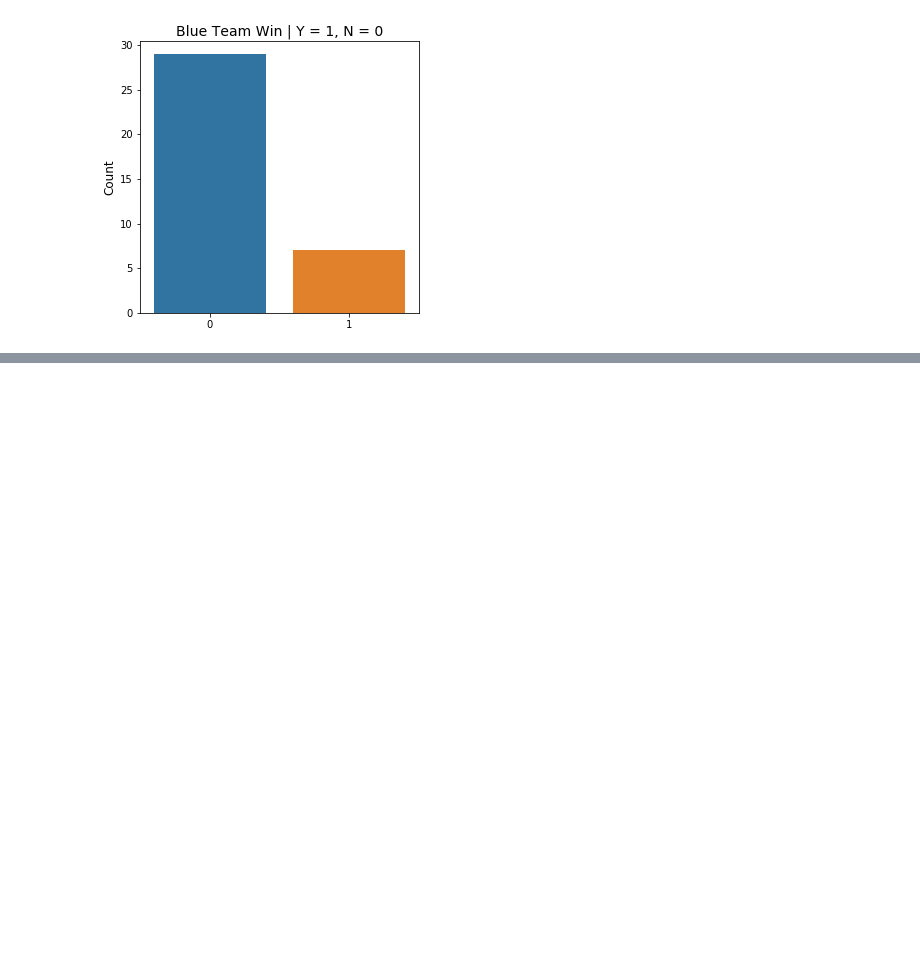
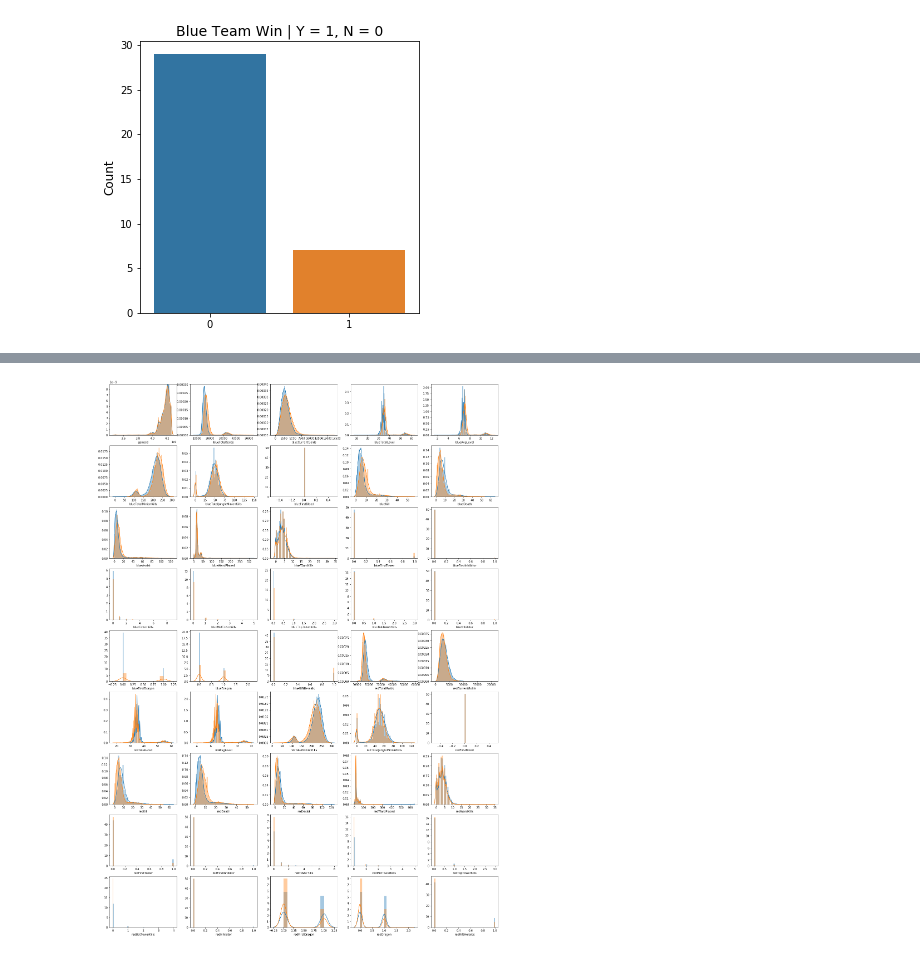
Before and after one commit to SSANGMAN/LoL, a Jupyter notebook: ipynb/Who_is_win_Exploratory Data Analysis_v1.ipynb, the cells around one changed output, grey strips where cells are left out. Drawn from its saved outputs; the diff is of its cells as text; code cells hidden in the pictures; blank space fills up the shorter version.

```diff
--- a/ipynb/Who_is_win_Exploratory Data Analysis_v1.ipynb
+++ b/ipynb/Who_is_win_Exploratory Data Analysis_v1.ipynb
@@ -298,0 +438,13 @@ for i, cat_col in enumerate(cat_cols[2:]):
+# %%
+num_cols = train.drop(columns = cat_cols).columns
+
+f = plt.figure(figsize = (25, 40))
+
+for i, num_col in enumerate(num_cols):
+    if num_col != 'blueWins':
+
+        f.add_subplot(10, 5, i + 1)
+        sns.distplot(train.loc[train['blueWins'] == 0][num_col])
+        sns.distplot(train.loc[train['blueWins'] == 1][num_col])
+# %% [output]
+[figure, added]
```
Also changed, not shown: parts of 10 cells of this notebook.
